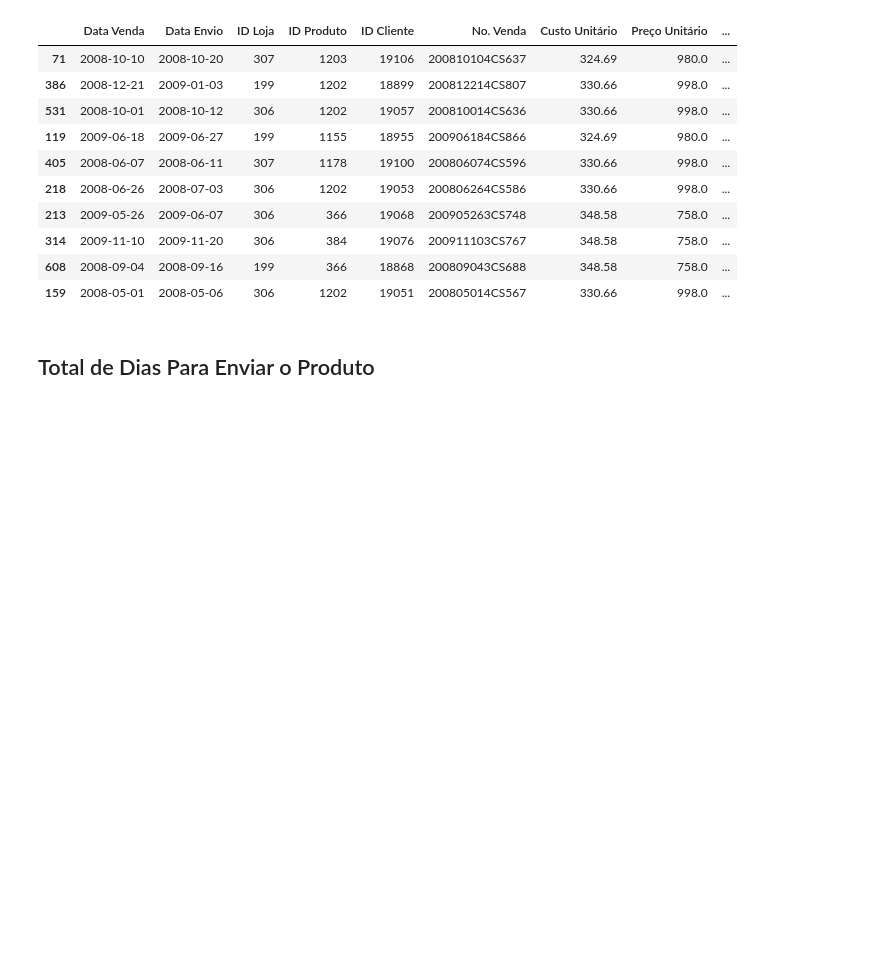
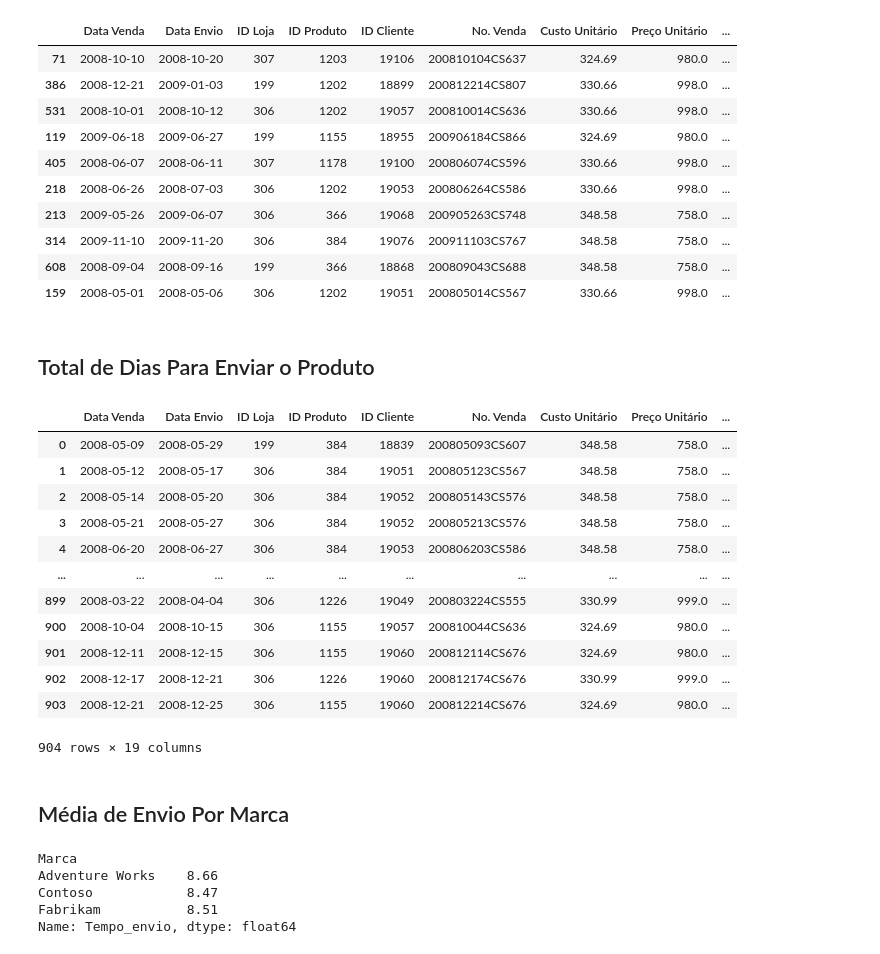
Before and after one commit to Gabriiel-Barbosa/projeto-analise-exploratoria, a Jupyter notebook: Análise_Exploratória.ipynb, the cells around one changed output. Cells and saved outputs as stored; diff of their text form; code cells hidden in the pictures; blank space fills up the shorter version.

Commit message:
Total de Dias Para Enviar o Produto, Média de Envio Por Marca

```diff
--- a/Análise_Exploratória.ipynb
+++ b/Análise_Exploratória.ipynb
@@ -161,3 +161,23 @@ df.sample(10)
 | 159 | 2008-05-01 | 2008-05-06 | 306 | 1202 | 19051 | 200805014CS567 | 330.66 | 998.0 | ... |
 # %% [markdown]
 ## Total de Dias Para Enviar o Produto
+# %%
+df["Tempo_envio"] = df["Data Envio"] - df["Data Venda"]
+# %%
+df
+# %% [output]
+|  | Data Venda | Data Envio | ID Loja | ID Produto | ID Cliente | No. Venda | Custo Unitário | Preço Unitário | ... |
+| 0 | 2008-05-09 | 2008-05-29 | 199 | 384 | 18839 | 200805093CS607 | 348.58 | 758.0 | ... |
+| 1 | 2008-05-12 | 2008-05-17 | 306 | 384 | 19051 | 200805123CS567 | 348.58 | 758.0 | ... |
+| 2 | 2008-05-14 | 2008-05-20 | 306 | 384 | 19052 | 200805143CS576 | 348.58 | 758.0 | ... |
+| 3 | 2008-05-21 | 2008-05-27 | 306 | 384 | 19052 | 200805213CS576 | 348.58 | 758.0 | ... |
+| 4 | 2008-06-20 | 2008-06-27 | 306 | 384 | 19053 | 200806203CS586 | 348.58 | 758.0 | ... |
+| ... | ... | ... | ... | ... | ... | ... | ... | ... | ... |
+| 899 | 2008-03-22 | 2008-04-04 | 306 | 1226 | 19049 | 200803224CS555 | 330.99 | 999.0 | ... |
+| 900 | 2008-10-04 | 2008-10-15 | 306 | 1155 | 19057 | 200810044CS636 | 324.69 | 980.0 | ... |
+| 901 | 2008-12-11 | 2008-12-15 | 306 | 1155 | 19060 | 200812114CS676 | 324.69 | 980.0 | ... |
+| 902 | 2008-12-17 | 2008-12-21 | 306 | 1226 | 19060 | 200812174CS676 | 330.99 | 999.0 | ... |
+| 903 | 2008-12-21 | 2008-12-25 | 306 | 1155 | 19060 | 200812214CS676 | 324.69 | 980.0 | ... |
+904 rows × 19 columns
+# %% [markdown]
+## Média de Envio Por Marca
@@ -163,0 +188,8 @@ df.sample(10)
+# %%
+round(media_envio_marca, 2)
+# %% [output]
+Marca
+Adventure Works    8.66
+Contoso            8.47
+Fabrikam           8.51
+Name: Tempo_envio, dtype: float64
```
Also changed, not shown: parts of 2 cells of this notebook, 1 other file.
